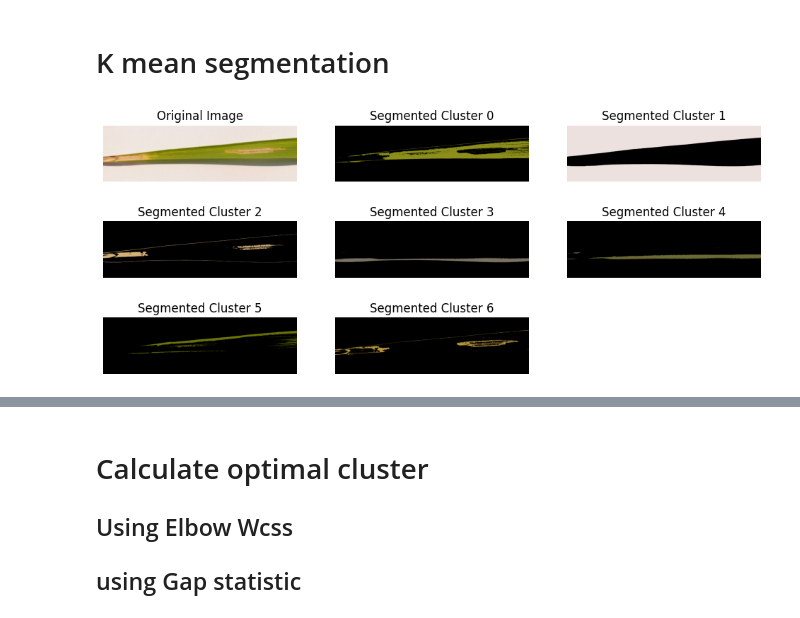
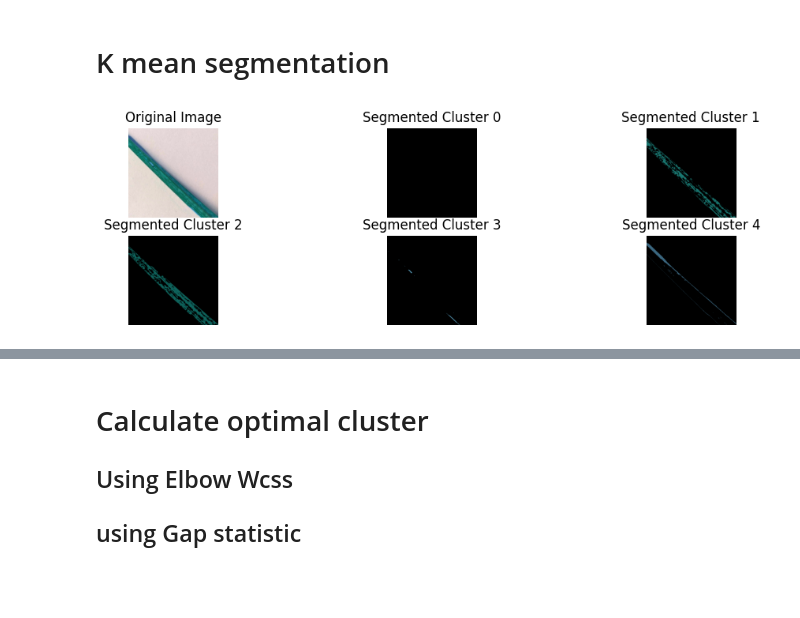
Before and after one commit to maevlava/paddy-leaf, a Jupyter notebook: K segmentation.ipynb, the cells around one changed output, grey strips where cells are left out. Saved outputs shown, nothing was run; the diff lists cells and outputs as text; code cells hidden in the pictures; blank space fills up the shorter version.

```diff
--- a/K segmentation.ipynb
+++ b/K segmentation.ipynb
@@ -53,25 +91,25 @@ def mask_filter(image, segmented_image, cluster, labels):
   filtered_image[mask.reshape(image.shape[:2])] = segmented_image[mask.reshape(image.shape[:2])]
   return filtered_image
 # %%
-test_K = 7
+test_K = 5
 test_image = cv.imread("/content/drive/MyDrive/Research Leaf/ASHIIQ/Train/ASHIQ_Train_Bacterial_Leaf_Blight/11.JPG")
 test_image = cv.cvtColor(test_image, cv.COLOR_BGR2RGB)
-segmented_test_image, test_labels, test_center = k_mean_segmentation(test_image, K=test_K)
+segmented_test_image, test_labels, test_center = k_mean_segmentation(masked_image, K=test_K)
 # %%
 plt.figure(figsize=(12, 5))
 plt.subplot(3, 3, 1)
 plt.title("Original Image")
-plt.imshow(test_image)
+plt.imshow(image)
 plt.axis("off")
 
 for cluster in range(test_K):
-  filtered_test_image = mask_filter(test_image, segmented_test_image, cluster, test_labels)
+  filtered_test_image = mask_filter(masked_image, segmented_test_image, cluster, test_labels)
 
   plt.subplot(3, 3, cluster + 2)
   plt.title(f'Segmented Cluster {cluster}')
   plt.imshow(filtered_test_image)
   plt.axis("off")
 
 plt.show()
 # %% [output]
-[figure, old version]
+[figure, new version]
```
Also changed, not shown: parts of 10 cells of this notebook.
